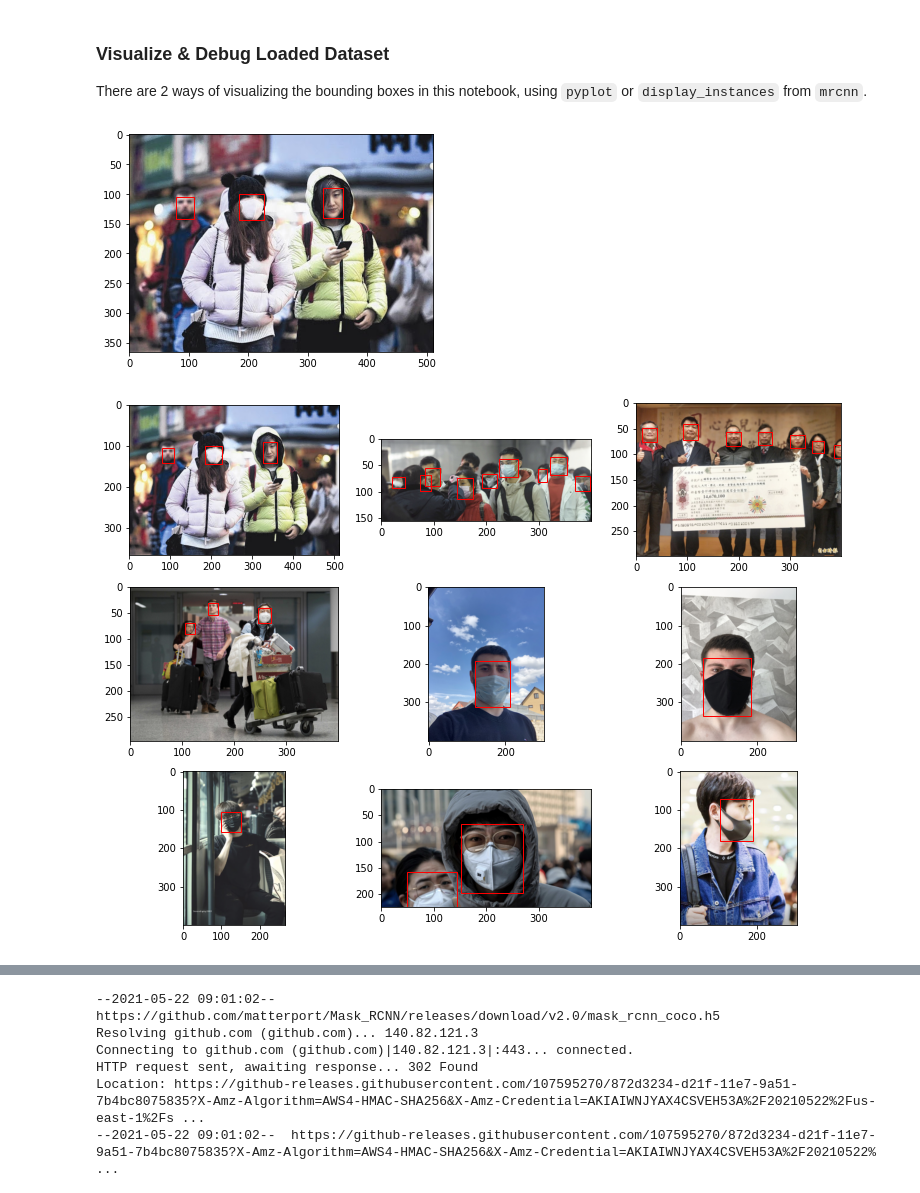
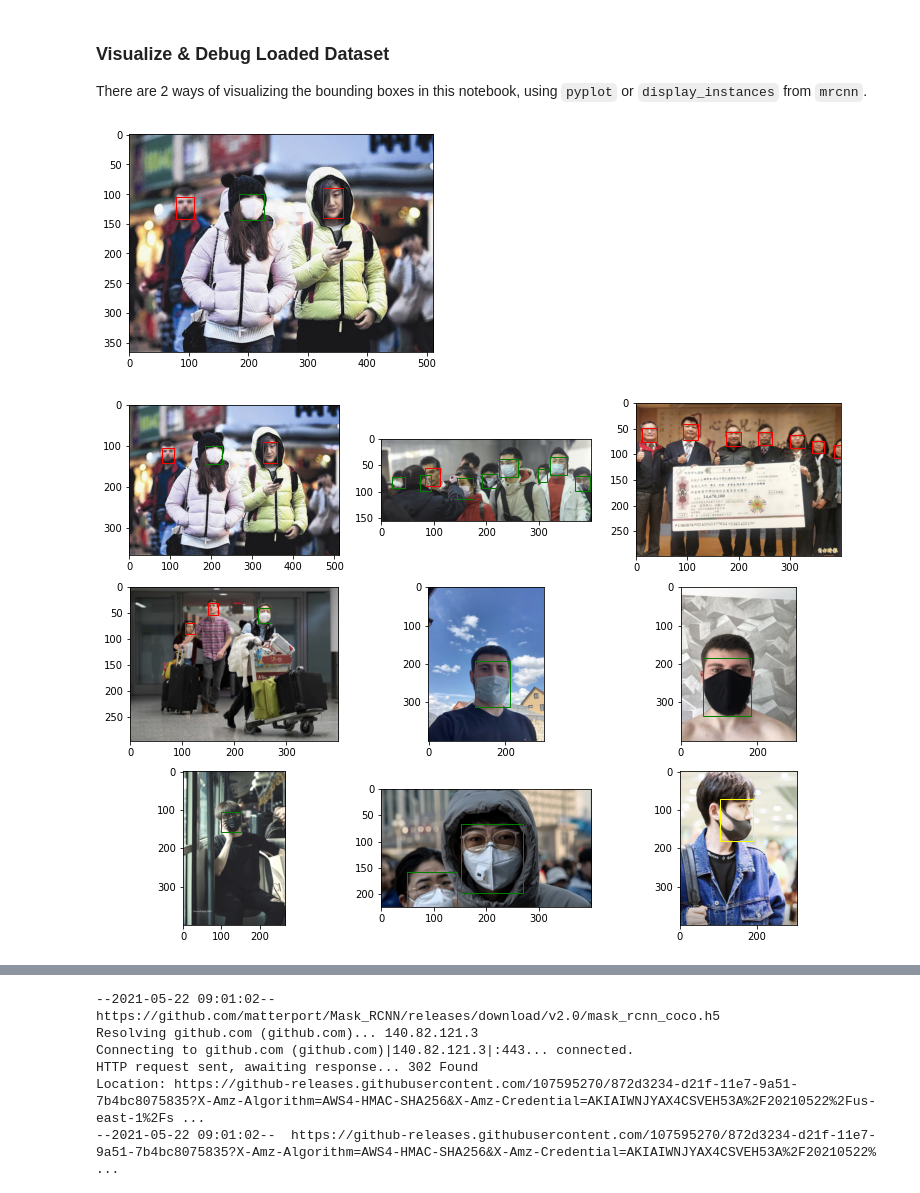
Before and after one commit to BingkAI-B21CAP0161/C-Mask-Machine-Learning, a Jupyter notebook: Masked_Face_Object_Detection/Modelling/Mask_R_CNN_Object_Detection.ipynb, the cells around one changed output, grey strips where cells are left out. Drawn from its saved outputs; the diff is of its cells as text; code cells hidden in the pictures.

```diff
--- a/Masked_Face_Object_Detection/Modelling/Mask_R_CNN_Object_Detection.ipynb
+++ b/Masked_Face_Object_Detection/Modelling/Mask_R_CNN_Object_Detection.ipynb
@@ -113,6 +114,17 @@ Mounted at /content/drive
 DATASET_DIR = '/content/drive/MyDrive/capstone_machine_learning/masked_face_object_detection/dataset/' # Change this based on your system
 DEST_DIR = "\"/content/drive/MyDrive/capstone_machine_learning/masked_face_object_detection/notebooks/Saved_Models\"" # Change this based on your system
 MODEL_NAME = "face_mask_detection_config_50_epoch_128_steps" # Name of model directory to load, not the name of model directory generated by training
+# %%
+CLASSES_MAP = {
+    1: "without_mask",
+    2: "mask_weared_incorrect",
+    3: "with_mask"
+}
+COLOR_MAP = {
+    1: "red",
+    2: "yellow",
+    3: "green"
+}
 # %% [markdown]
 ## Prepare a Dataset for Face Mask Detection
 # %% [markdown]
@@ -141,9 +153,9 @@ class FaceMaskDataset(Dataset):
 	# Load the dataset definitions
 	def load_dataset(self, dataset_dir, is_train=True, train_portion=0.8):
 		# Define classes
-		self.add_class("dataset", 0, "without_mask")
-		self.add_class("dataset", 1, "mask_weared_incorrect")
-		self.add_class("dataset", 2, "with_mask")
+		self.add_class("dataset", 0, CLASSES_MAP[1])
+		self.add_class("dataset", 1, CLASSES_MAP[2])
+		self.add_class("dataset", 2, CLASSES_MAP[3])
 
 		# Define data locations
 		images_dir = dataset_dir + '/images/'
@@ -252,7 +264,7 @@ train_set.class_names
 There are 2 ways of visualizing the bounding boxes in this notebook, using `pyplot` or `display_instances` from `mrcnn`.
 # %%
 # Plot a single image of a dataset and its bounding boxes using pyplot
-def display_image_and_bbox(dataset, image_id):
+def display_image_and_bbox(dataset, image_id, classes_map, color_map):
   # Load an image and its bounding boxes
   image = dataset.load_image(image_id)
   annot_path = dataset.image_info[image_id]['annotation']
@@ -261,29 +273,31 @@ def display_image_and_bbox(dataset, image_id):
   plt.imshow(image)
   ax = plt.gca()
   # Plot each bounding box
-  for box in boxes:
+  for i, box in enumerate(boxes):
     x1, y1, x2, y2 = box
     width, height = x2 - x1, y2 - y1
-    rect = Rectangle((x1, y1), width, height, fill=False, color='red')
+    label_idx = list(classes_map.values()).index(labels[i])
+    label_id = list(classes_map.keys())[label_idx]
+    rect = Rectangle((x1, y1), width, height, fill=False, color=color_map[label_id])
     ax.add_patch(rect)
 # %%
 # Plot a single image from train_set using pyplot
 
 image_id = 0
-display_image_and_bbox(train_set, image_id)
+display_image_and_bbox(train_set, image_id, CLASSES_MAP, COLOR_MAP)
 # %% [output]
-[figure, old version]
+[figure, new version]
 # %%
 # Plot first few images from train_set using pyplot
 
 plt.figure(figsize=(12.8,9.6))
 for i in range(9):
   plt.subplot(330 + 1 + i)
-  display_image_and_bbox(train_set, i)
+  display_image_and_bbox(train_set, i, CLASSES_MAP, COLOR_MAP)
 
 plt.show()
 # %% [output]
-[figure, old version]
+[figure, new version]
 # %%
 # Visualize bounding box using display_instances from mrcnn instead of pyplot
 
```
Also changed, not shown: parts of 13 cells of this notebook.
